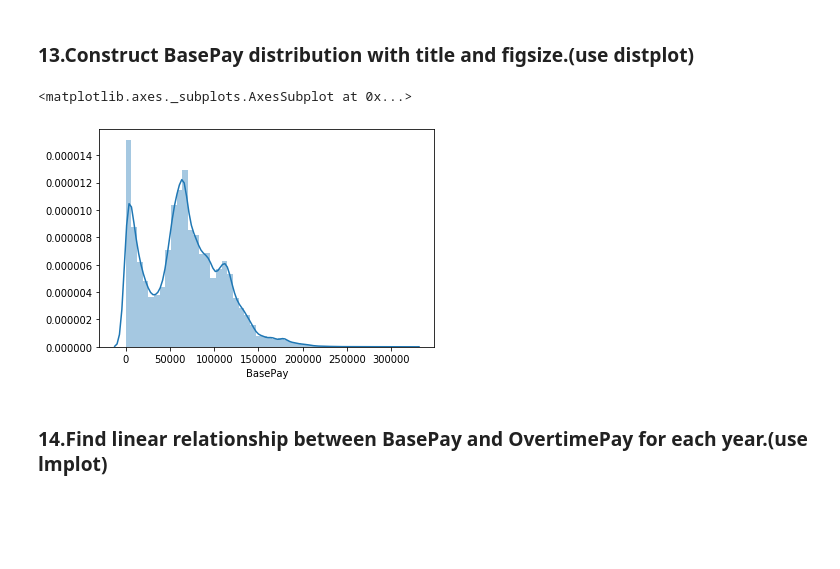
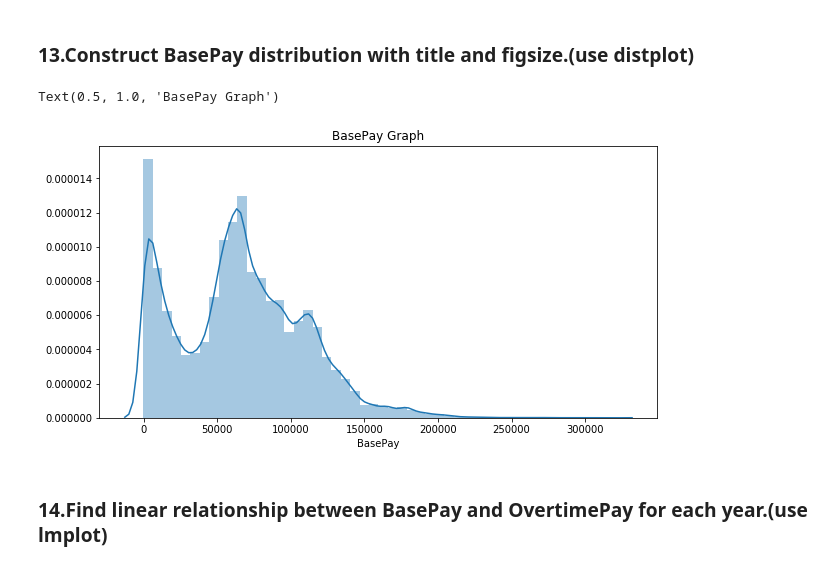
Before and after one commit to ysnghr/Introduction-to-Data-Science, a Jupyter notebook: Session 3/Midterm/midterm.ipynb, the cells around one changed output. Cells and saved outputs as stored; diff of their text form; code cells hidden in the pictures; blank space fills up the shorter version.

```diff
--- a/Session 3/Midterm/midterm.ipynb
+++ b/Session 3/Midterm/midterm.ipynb
@@ -172,11 +172,13 @@ sns.pairplot(df)
 [figure]
 # %% [markdown]
 ### 13.Construct BasePay distribution with title and figsize.(use distplot)
-# %%
-sns.distplot(df['BasePay'])
-# %% [output]
-<matplotlib.axes._subplots.AxesSubplot at 0x...>
-[figure, removed]
+# %%
+plt.figure(figsize=(10,5))
+
+sns.distplot(df['BasePay']).set_title('BasePay Graph')
+# %% [output]
+Text(0.5, 1.0, 'BasePay Graph')
+[figure, added]
 # %% [markdown]
 ### 14.Find linear relationship between BasePay and OvertimePay for each year.(use lmplot)
 # %%
```
